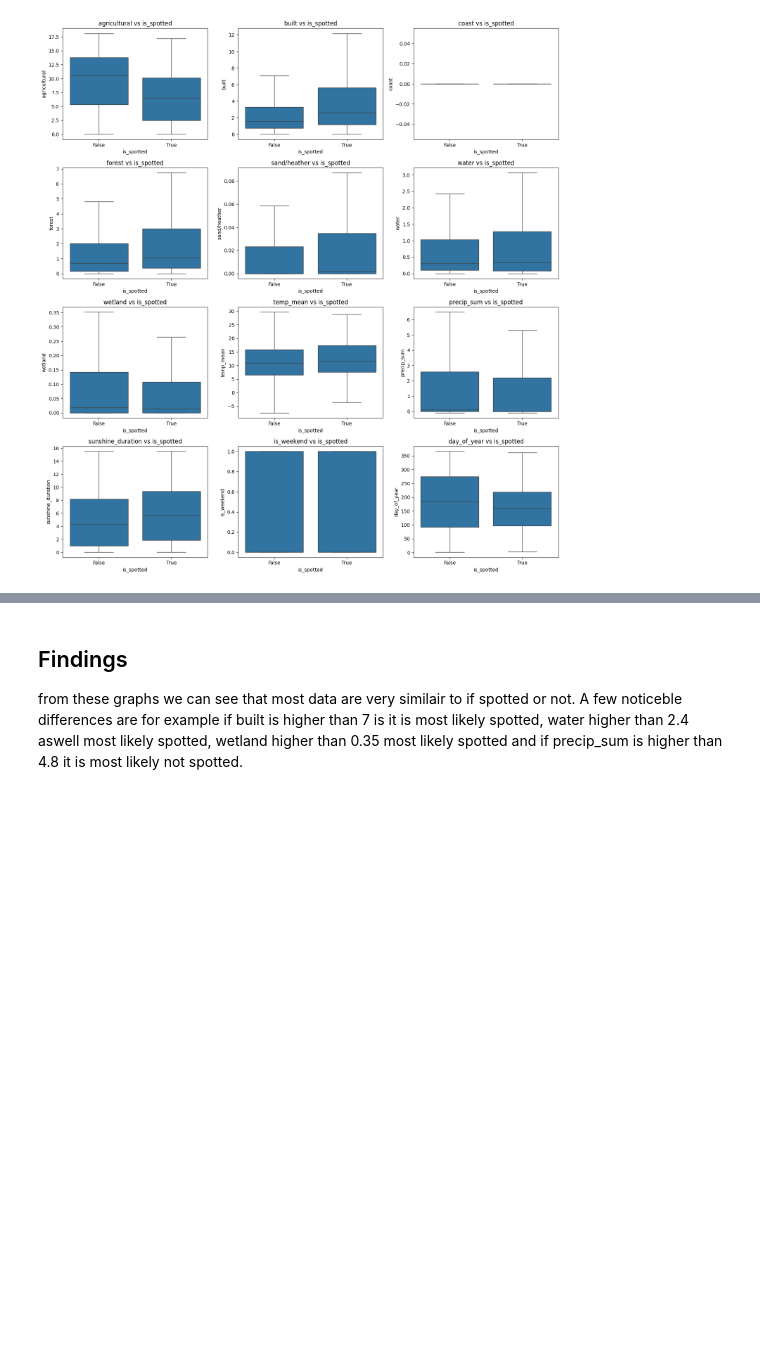
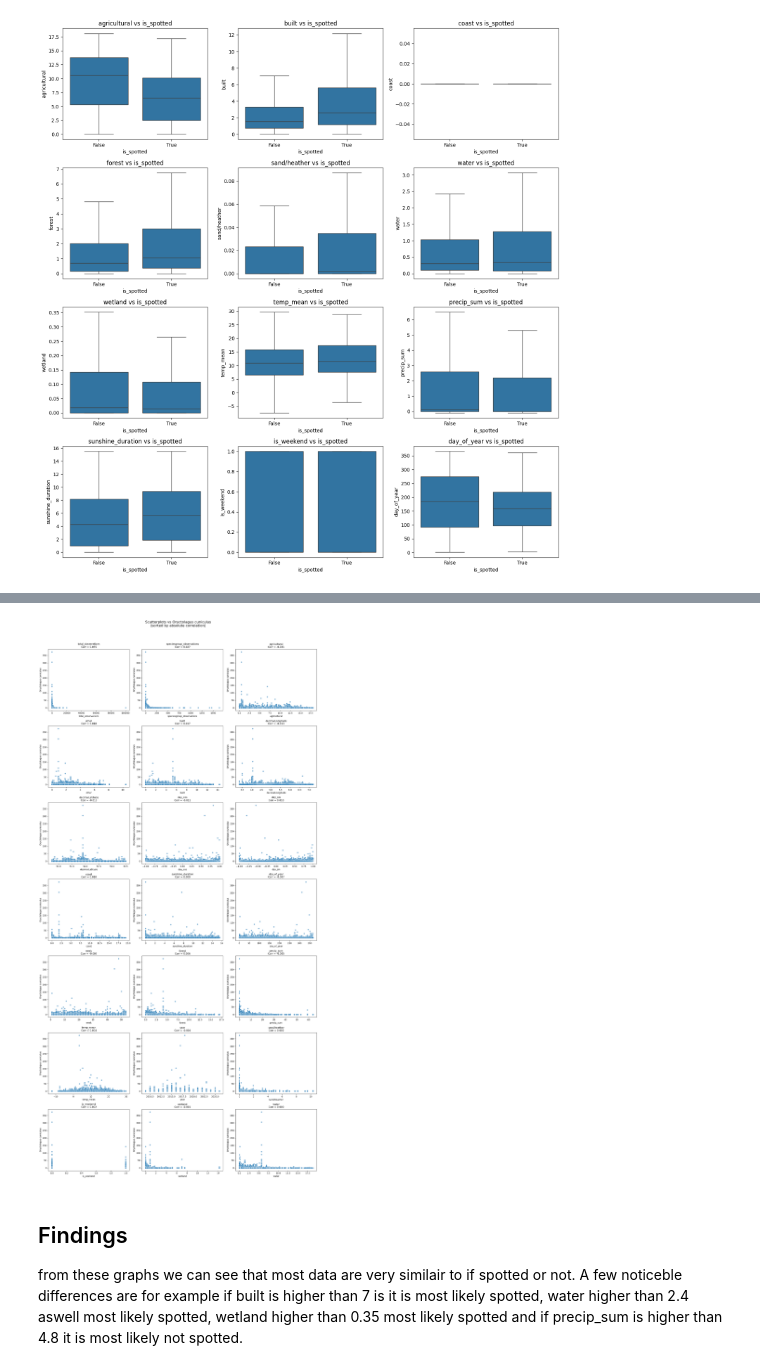
Before and after one commit to Sannebeast/Rabbitions, a Jupyter notebook: notebooks/project.ipynb, the cells around one changed output, grey strips where cells are left out. Cells and saved outputs as stored; diff of their text form; code cells hidden in the pictures; blank space fills up the shorter version.

Commit message:
add scatterplots

```diff
--- a/notebooks/project.ipynb
+++ b/notebooks/project.ipynb
@@ -457,3 +453,85 @@ plt.tight_layout()
 plt.show()
 # %% [output]
 [figure]
+# %%
+import pandas as pd
+import numpy as np
+import matplotlib.pyplot as plt
+import seaborn as sns
+
+# ==========================
+# SETTINGS
+# ==========================
+target = "Oryctolagus cuniculus"  # <-- replace with your target column name
+
+# ==========================
+# NUMERIC FEATURES ONLY
+# ==========================
+numeric_df = df.select_dtypes(include=np.number)
+
+if target not in numeric_df.columns:
+    raise ValueError(f"'{target}' is not a numeric column or does not exist in df.")
+
+# ==========================
+# SORT FEATURES BY ABSOLUTE CORRELATION WITH TARGET
+# ==========================
+corrs = (
+    numeric_df.corr()[target]
+    .drop(target)
+    .abs()
+    .sort_values(ascending=False)
+)
+
+features = corrs.index.tolist()
+
+print("Features sorted by absolute correlation with target:")
+print(corrs)
+
+# ==========================
+# CREATE SCATTERPLOT GRID
+# ==========================
+n_features = len(features)
+n_cols = 3
+n_rows = int(np.ceil(n_features / n_cols))
+
+fig, axes = plt.subplots(
+    n_rows,
+    n_cols,
+    figsize=(18, 5 * n_rows)
+)
+
+# Handle case with only 1 subplot
+if n_features == 1:
+    axes = [axes]
+else:
+    axes = axes.flatten()
+
+for ax, feature in zip(axes, features):
+    sns.scatterplot(
+        data=df,
+        x=feature,
+        y=target,
+        alpha=0.6,
+        ax=ax
+    )
+
+    corr = df[[feature, target]].corr().iloc[0, 1]
+
+    ax.set_title(
+        f"{feature}\nCorr = {corr:.3f}",
+        fontsize=11
+    )
+
+# Remove unused axes
+for ax in axes[n_features:]:
+    fig.delaxes(ax)
+
+plt.suptitle(
+    f"Scatterplots vs {target}\n(sorted by absolute correlation)",
+    fontsize=16,
+    y=1.02
+)
+
+plt.tight_layout()
+plt.show()
+# %% [output]
@@ -460,3 +555,4 @@ plt.show()
+[figure, added]
 # %% [markdown]
 ## Findings
 
```
Also changed, not shown: parts of 8 cells of this notebook.
